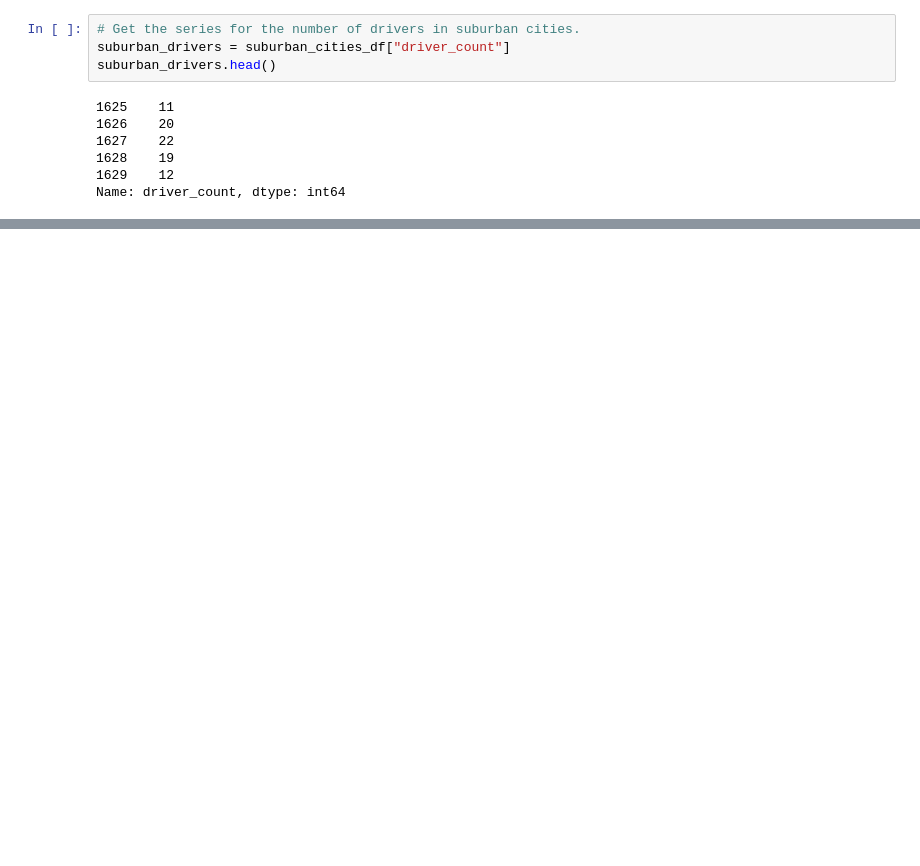
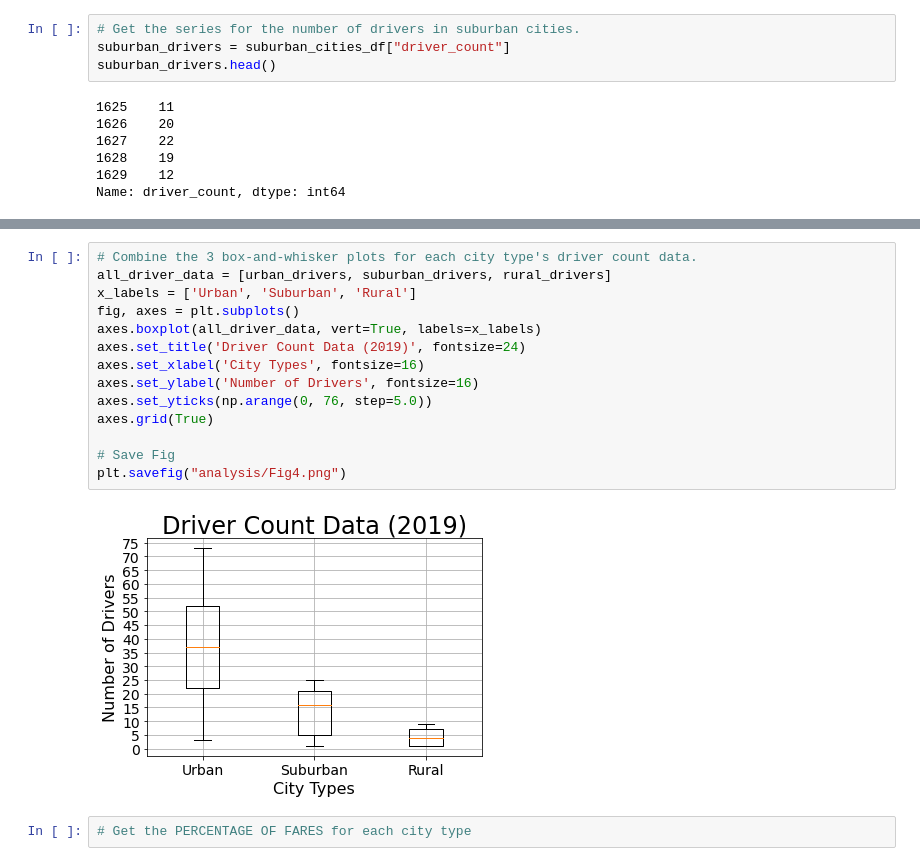
Before and after one commit to jordanlevy001/PyBer_Analysis, a Jupyter notebook: PyBer.ipynb, the cells around one changed output, grey strips where cells are left out. Saved outputs shown, nothing was run; the diff lists cells and outputs as text; blank space fills up the shorter version.

Commit message:
adding figures in PyBer

```diff
--- a/PyBer.ipynb
+++ b/PyBer.ipynb
@@ -1038,0 +839,18 @@ plt.savefig("analysis/Fig7.png")
+# %%
+# Combine the 3 box-and-whisker plots for each city type's driver count data.
+all_driver_data = [urban_drivers, suburban_drivers, rural_drivers]
+x_labels = ['Urban', 'Suburban', 'Rural']
+fig, axes = plt.subplots()
+axes.boxplot(all_driver_data, vert=True, labels=x_labels)
+axes.set_title('Driver Count Data (2019)', fontsize=24)
+axes.set_xlabel('City Types', fontsize=16)
+axes.set_ylabel('Number of Drivers', fontsize=16)
+axes.set_yticks(np.arange(0, 76, step=5.0))
+axes.grid(True)
+
+# Save Fig
+plt.savefig("analysis/Fig4.png")
+# %% [output]
+[figure, added]
+# %%
+# Get the PERCENTAGE OF FARES for each city type
```
Also changed, not shown: parts of 88 cells of this notebook, 2 other files.
